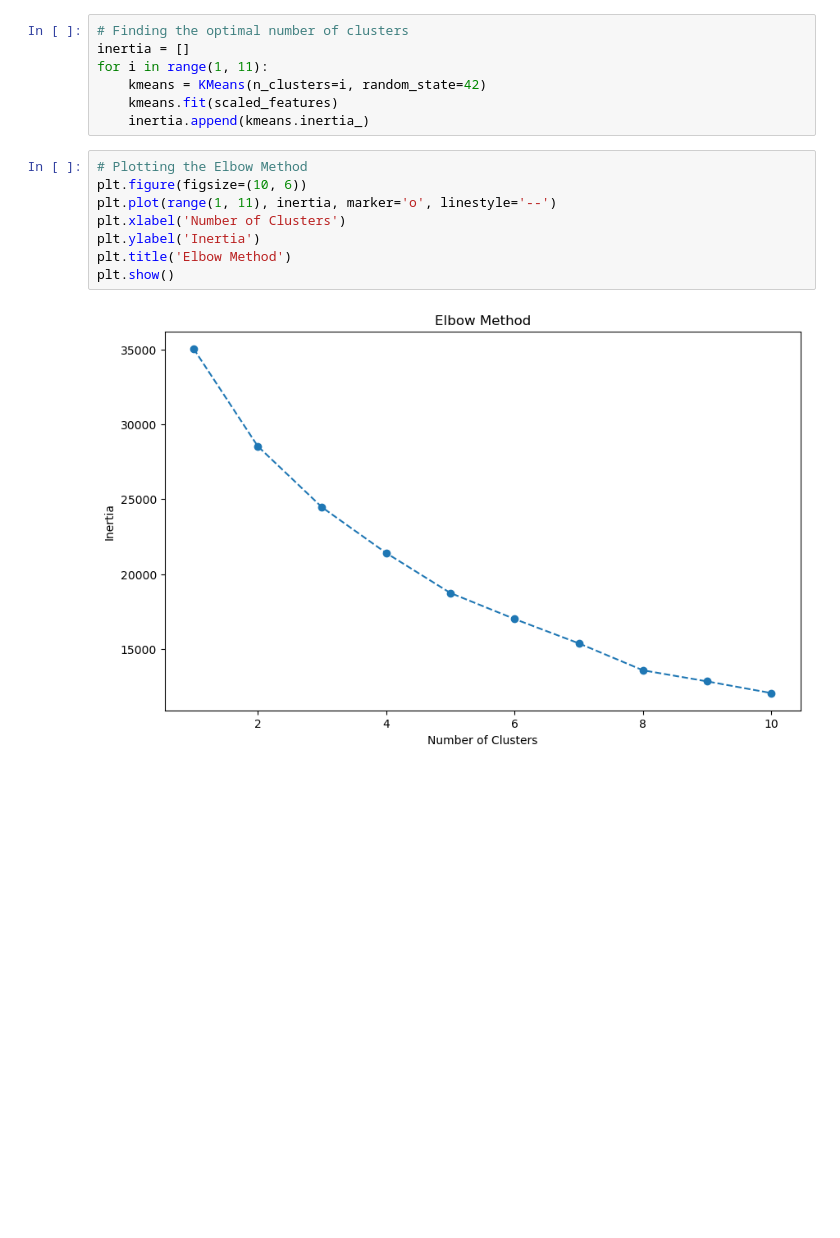
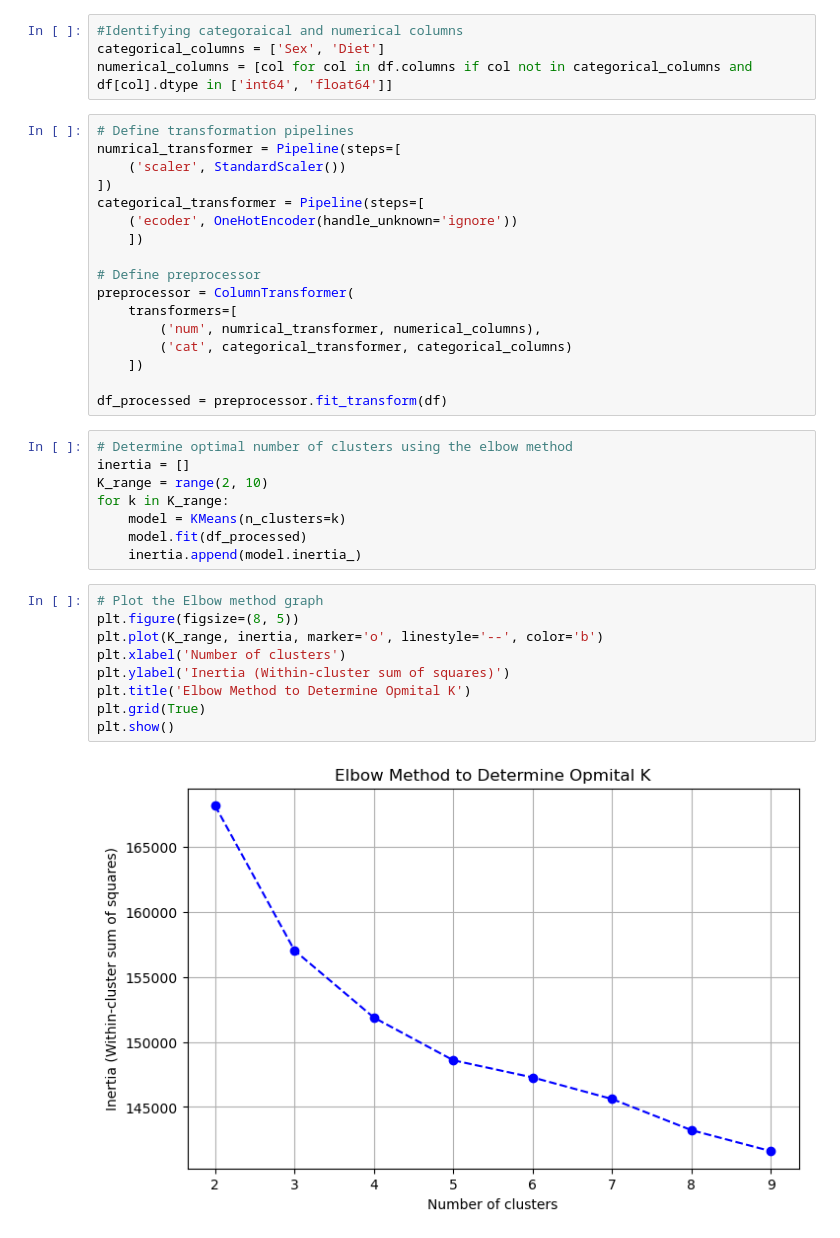
Before and after one commit to guppynib/group3-project2-03062025, a Jupyter notebook: K_means_clustering/KMeans.ipynb, the cells around one changed output. Cells and saved outputs as stored; diff of their text form; blank space fills up the shorter version.

Commit message:
KmeansCommit

```diff
--- a/K_means_clustering/KMeans.ipynb
+++ b/K_means_clustering/KMeans.ipynb
@@ -92,18 +43,41 @@ scaled_features = scaler.fit_transform(df)
+# %%
+#Identifying categoraical and numerical columns
+categorical_columns = ['Sex', 'Diet']
+numerical_columns = [col for col in df.columns if col not in categorical_columns and df[col].dtype in ['int64', 'float64']]
+# %%
+# Define transformation pipelines
+numrical_transformer = Pipeline(steps=[
+    ('scaler', StandardScaler())
+])
+categorical_transformer = Pipeline(steps=[
+    ('ecoder', OneHotEncoder(handle_unknown='ignore'))
+    ])
+
+# Define preprocessor
+preprocessor = ColumnTransformer(
+    transformers=[
+        ('num', numrical_transformer, numerical_columns),
+        ('cat', categorical_transformer, categorical_columns)
+    ])
+
+df_processed = preprocessor.fit_transform(df)
 # %%
-# Finding the optimal number of clusters
+# Determine optimal number of clusters using the elbow method
 inertia = []
-for i in range(1, 11):
-    kmeans = KMeans(n_clusters=i, random_state=42)
-    kmeans.fit(scaled_features)
-    inertia.append(kmeans.inertia_)
+K_range = range(2, 10)
+for k in K_range:
+    model = KMeans(n_clusters=k)
+    model.fit(df_processed)
+    inertia.append(model.inertia_)
 # %%
-# Plotting the Elbow Method
-plt.figure(figsize=(10, 6))
-plt.plot(range(1, 11), inertia, marker='o', linestyle='--')
-plt.xlabel('Number of Clusters')
-plt.ylabel('Inertia')
-plt.title('Elbow Method')
+# Plot the Elbow method graph
+plt.figure(figsize=(8, 5))
+plt.plot(K_range, inertia, marker='o', linestyle='--', color='b')
+plt.xlabel('Number of clusters')
+plt.ylabel('Inertia (Within-cluster sum of squares)')
+plt.title('Elbow Method to Determine Opmital K')
+plt.grid(True)
 plt.show()
 # %% [output]
-[figure, old version]
+[figure, new version]
 # %%
```
Also changed, not shown: parts of 17 cells of this notebook, 1 other file.
